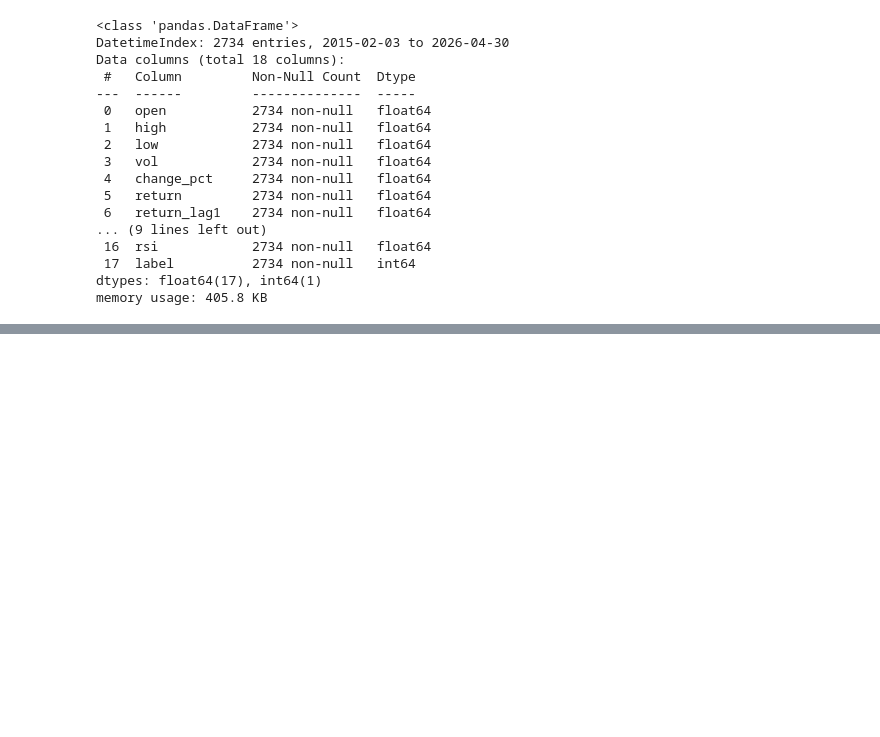
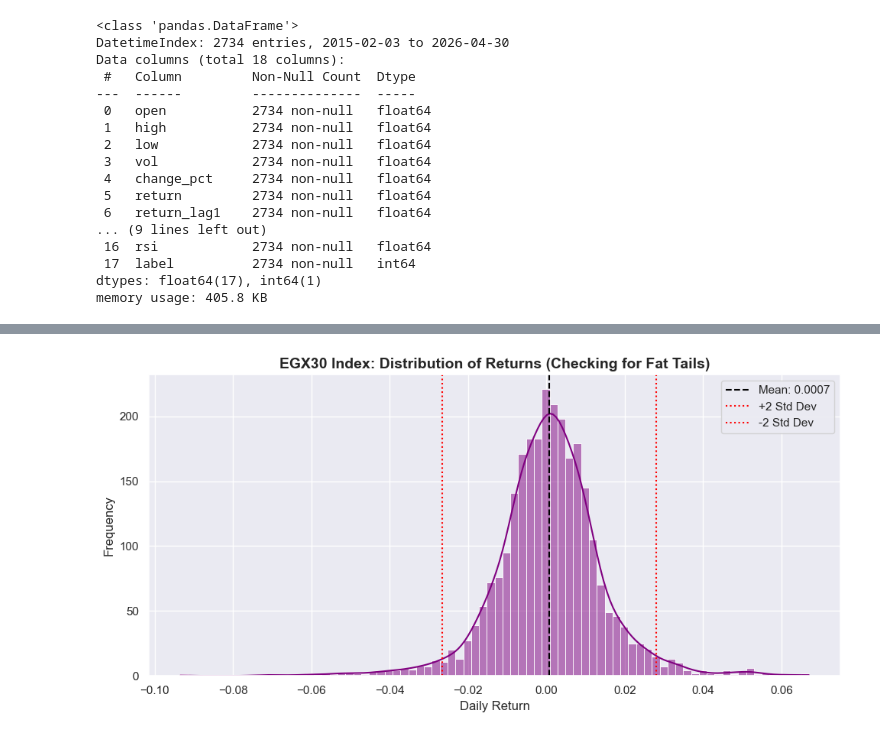
Before and after one commit to Moataz-hindy/Egypt-Multi-Asset-AI-Portfolio-Optimization-System, a Jupyter notebook: 01_EDA_EGX30.ipynb, the cells around one changed output, grey strips where cells are left out. Drawn from its saved outputs; the diff is of its cells as text; code cells hidden in the pictures; blank space fills up the shorter version.

```diff
--- a/01_EDA_EGX30.ipynb
+++ b/01_EDA_EGX30.ipynb
@@ -355,0 +228,22 @@ plt.show()
+# %%
+# ========================================================
+# PLOT 2 - Distribution of Returns (Fat Tails)
+# ========================================================
+plt.figure(figsize=(10, 5))
+sns.histplot(df['return'], kde=True, bins=80, color='purple')
+plt.title(f"{asset_name}: Distribution of Returns (Checking for Fat Tails)", fontsize=14, fontweight='bold')
+plt.xlabel("Daily Return")
+plt.ylabel("Frequency")
+
+# Add statistical lines
+mean_ret = df['return'].mean()
+std_ret = df['return'].std()
+plt.axvline(mean_ret, color='black', linestyle='--', label=f'Mean: {mean_ret:.4f}')
+plt.axvline(mean_ret + (2*std_ret), color='red', linestyle=':', label='+2 Std Dev')
+plt.axvline(mean_ret - (2*std_ret), color='red', linestyle=':', label='-2 Std Dev')
+
+plt.legend()
+plt.tight_layout()
+plt.show()
+# %% [output]
+[figure, added]
```
Also changed, not shown: parts of 21 cells of this notebook, 13 other files.
